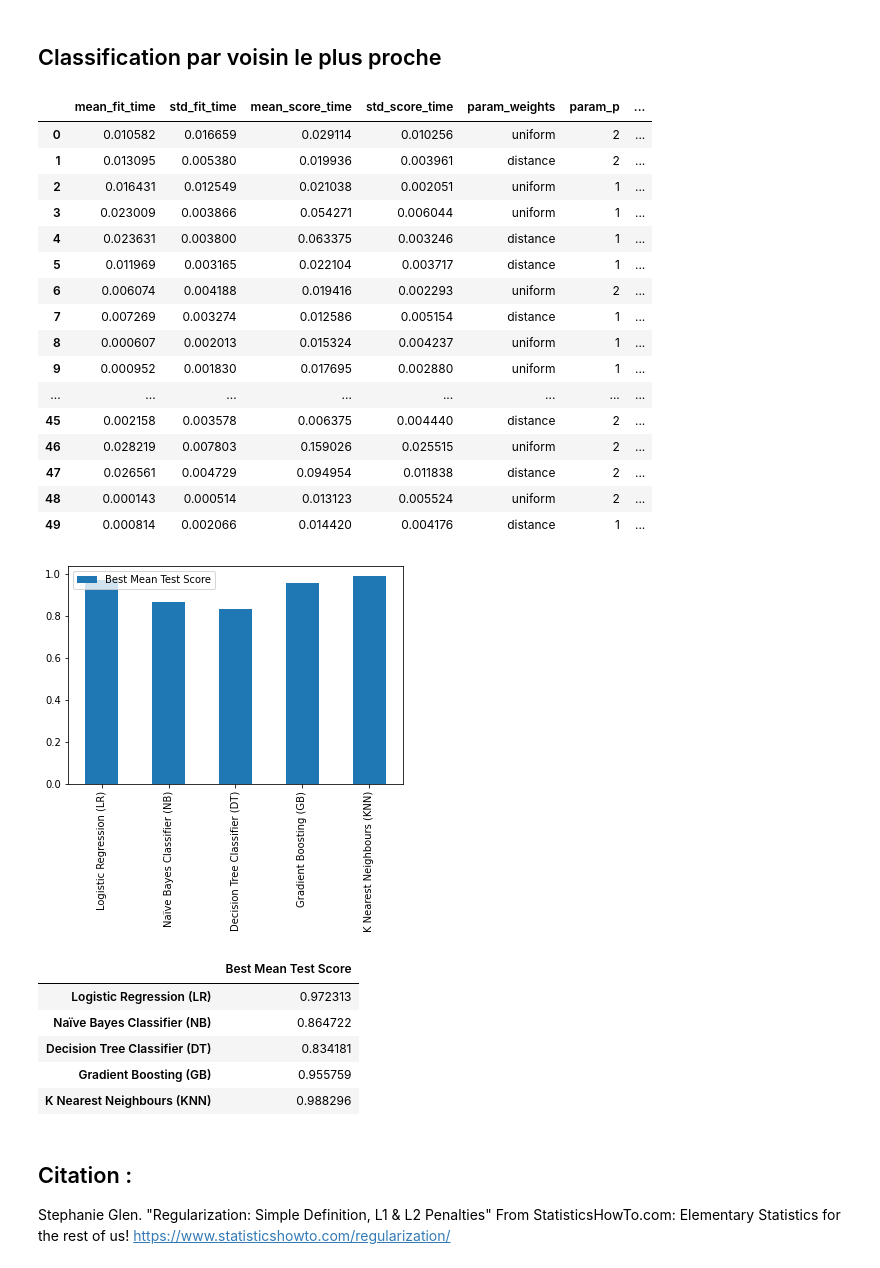
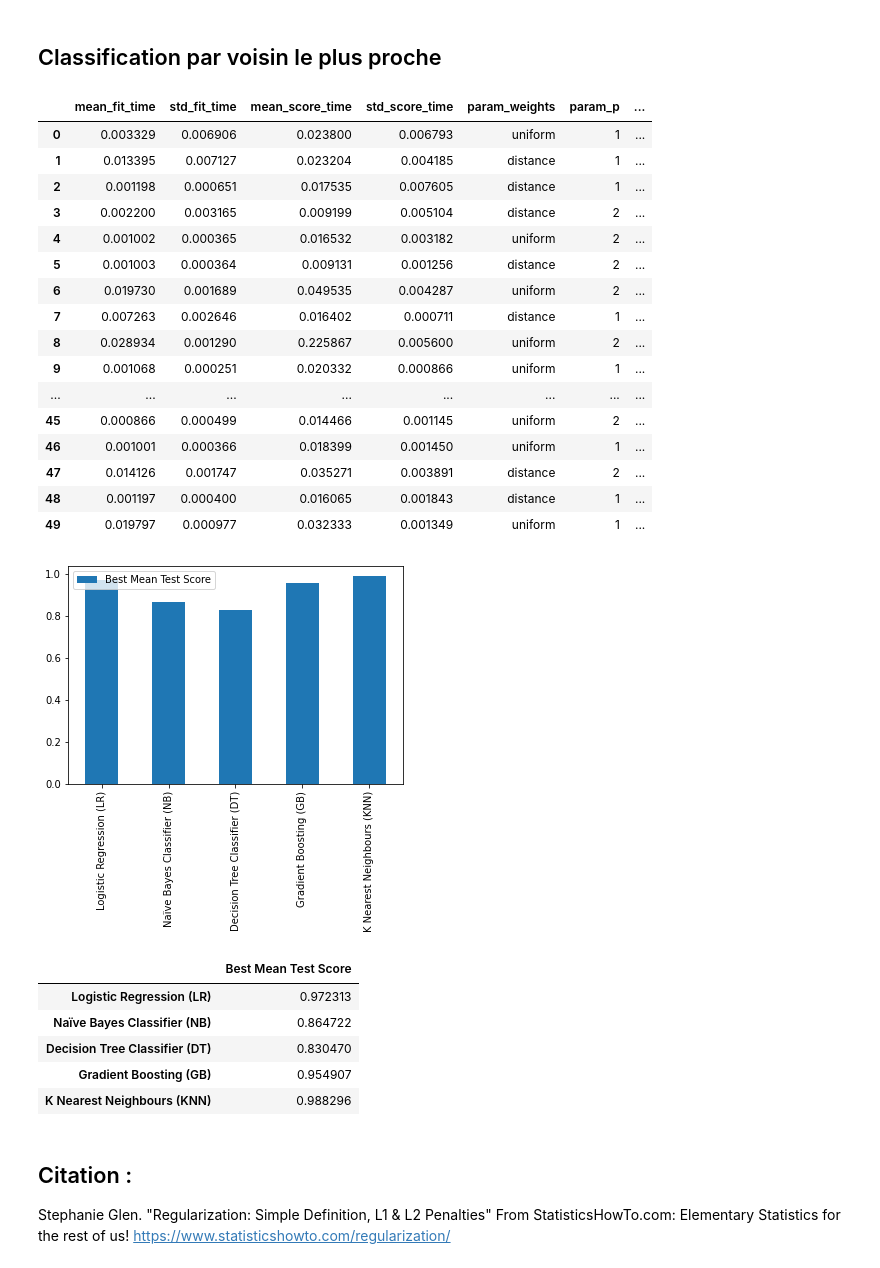
Before and after one commit to Julien-Faure/mines-ai-number-recognition-project, a Jupyter notebook: report.ipynb, the cells around one changed output. Cells and saved outputs as stored; diff of their text form; code cells hidden in the pictures.

```diff
--- a/report.ipynb
+++ b/report.ipynb
@@ -336,9 +320,9 @@ from sklearn.ensemble import GradientBoostingClassifier
 
 GB_model = GradientBoostingClassifier()
 GB_params = dict()
-GB_params['n_estimators'] = [5, 20, 100]
-GB_params['max_depth'] = [3, 5, 7]
-GB_params['learning_rate'] = [0.01, 0.1, 1, 10]
+GB_params['n_estimators'] = [100, 200, 500]
+GB_params['max_depth'] = [1, 2, 3, 5]
+GB_params['learning_rate'] = [0.1, 0.2, 0.3]
 
 kFold = RepeatedStratifiedKFold(n_splits=5, n_repeats=3, random_state=1)
 
@@ -374,45 +362,45 @@ cv_results
 # %%
 from sklearn.neighbors import KNeighborsClassifier
 from sklearn.model_selection import RandomizedSearchCV
 
 KNN_model = KNeighborsClassifier()
 
 KNN_params = dict()
 KNN_params['n_neighbors'] = [i for i in range(1, 20, 5)]
 KNN_params['weights'] = ["uniform", "distance"]
-KNN_params['algorithm'] = ["ball_tree", "kd_tree", "brute"]
+KNN_params['algorithm'] = ["auto", "ball_tree", "kd_tree", "brute"]
 KNN_params['leaf_size'] = [1, 10, 30]
 KNN_params['p'] = [1, 2]
 
 kFold = RepeatedStratifiedKFold(n_splits=5, n_repeats=3, random_state=1)
 
 RCV = RandomizedSearchCV(KNN_model, KNN_params, n_iter=50, scoring='accuracy', n_jobs=-1, cv=kFold, random_state=1)
 
 KNN = RCV.fit(x_train, y_train)
 cv_results = pd.DataFrame(KNN.cv_results_)
 
 # Stockage du meilleur résultat dans le tableau des résultats
 Evaluation_Results.iloc[4]['Best Mean Test Score'] = max(cv_results['mean_test_score'])
 
 cv_results
 # %% [output]
 |  | mean_fit_time | std_fit_time | mean_score_time | std_score_time | param_weights | param_p | ... |
-| 0 | 0.010582 | 0.016659 | 0.029114 | 0.010256 | uniform | 2 | ... |
-| 1 | 0.013095 | 0.005380 | 0.019936 | 0.003961 | distance | 2 | ... |
-| 2 | 0.016431 | 0.012549 | 0.021038 | 0.002051 | uniform | 1 | ... |
-| 3 | 0.023009 | 0.003866 | 0.054271 | 0.006044 | uniform | 1 | ... |
-| 4 | 0.023631 | 0.003800 | 0.063375 | 0.003246 | distance | 1 | ... |
-| 5 | 0.011969 | 0.003165 | 0.022104 | 0.003717 | distance | 1 | ... |
-| 6 | 0.006074 | 0.004188 | 0.019416 | 0.002293 | uniform | 2 | ... |
-| 7 | 0.007269 | 0.003274 | 0.012586 | 0.005154 | distance | 1 | ... |
-| 8 | 0.000607 | 0.002013 | 0.015324 | 0.004237 | uniform | 1 | ... |
-| 9 | 0.000952 | 0.001830 | 0.017695 | 0.002880 | uniform | 1 | ... |
+| 0 | 0.003329 | 0.006906 | 0.023800 | 0.006793 | uniform | 1 | ... |
+| 1 | 0.013395 | 0.007127 | 0.023204 | 0.004185 | distance | 1 | ... |
+| 2 | 0.001198 | 0.000651 | 0.017535 | 0.007605 | distance | 1 | ... |
+| 3 | 0.002200 | 0.003165 | 0.009199 | 0.005104 | distance | 2 | ... |
+| 4 | 0.001002 | 0.000365 | 0.016532 | 0.003182 | uniform | 2 | ... |
+| 5 | 0.001003 | 0.000364 | 0.009131 | 0.001256 | distance | 2 | ... |
+| 6 | 0.019730 | 0.001689 | 0.049535 | 0.004287 | uniform | 2 | ... |
+| 7 | 0.007263 | 0.002646 | 0.016402 | 0.000711 | distance | 1 | ... |
+| 8 | 0.028934 | 0.001290 | 0.225867 | 0.005600 | uniform | 2 | ... |
+| 9 | 0.001068 | 0.000251 | 0.020332 | 0.000866 | uniform | 1 | ... |
 | ... | ... | ... | ... | ... | ... | ... | ... |
-| 45 | 0.002158 | 0.003578 | 0.006375 | 0.004440 | distance | 2 | ... |
-| 46 | 0.028219 | 0.007803 | 0.159026 | 0.025515 | uniform | 2 | ... |
-| 47 | 0.026561 | 0.004729 | 0.094954 | 0.011838 | distance | 2 | ... |
-| 48 | 0.000143 | 0.000514 | 0.013123 | 0.005524 | uniform | 2 | ... |
-| 49 | 0.000814 | 0.002066 | 0.014420 | 0.004176 | distance | 1 | ... |
+| 45 | 0.000866 | 0.000499 | 0.014466 | 0.001145 | uniform | 2 | ... |
+| 46 | 0.001001 | 0.000366 | 0.018399 | 0.001450 | uniform | 1 | ... |
+| 47 | 0.014126 | 0.001747 | 0.035271 | 0.003891 | distance | 2 | ... |
+| 48 | 0.001197 | 0.000400 | 0.016065 | 0.001843 | distance | 1 | ... |
+| 49 | 0.019797 | 0.000977 | 0.032333 | 0.001349 | uniform | 1 | ... |
 # %%
 df = pd.DataFrame(Evaluation_Results)
 df.plot(kind = 'bar')
@@ -424,8 +412,8 @@ Evaluation_Results
 |  | Best Mean Test Score |
 | Logistic Regression (LR) | 0.972313 |
 | Naïve Bayes Classifier (NB) | 0.864722 |
-| Decision Tree Classifier (DT) | 0.834181 |
-| Gradient Boosting (GB) | 0.955759 |
+| Decision Tree Classifier (DT) | 0.830470 |
+| Gradient Boosting (GB) | 0.954907 |
 | K Nearest Neighbours (KNN) | 0.988296 |
 # %% [markdown]
 ## Citation :
```
Also changed, not shown: parts of 5 cells of this notebook.
